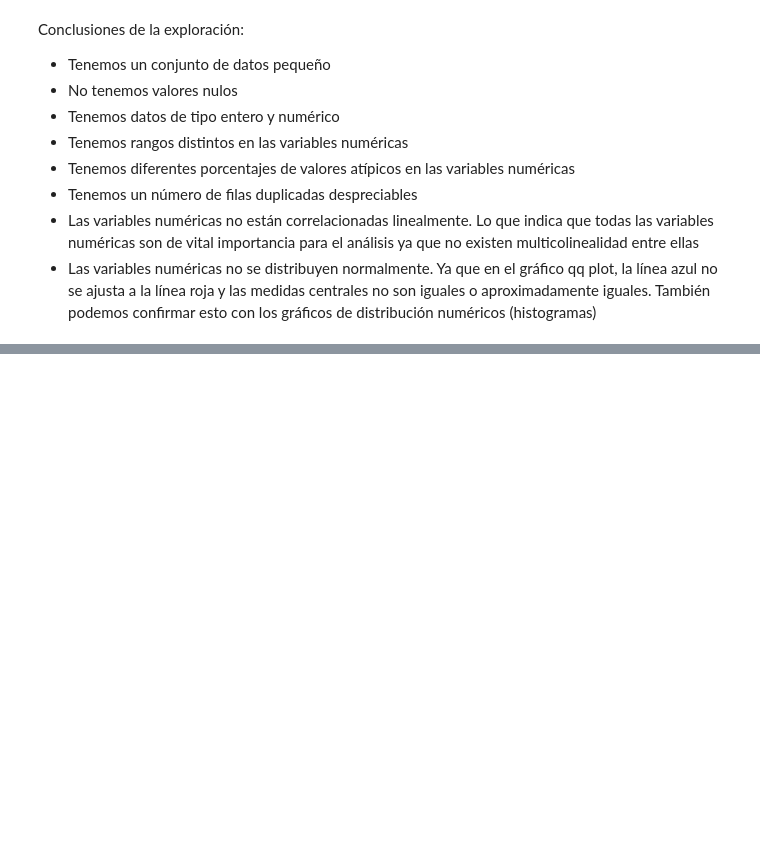
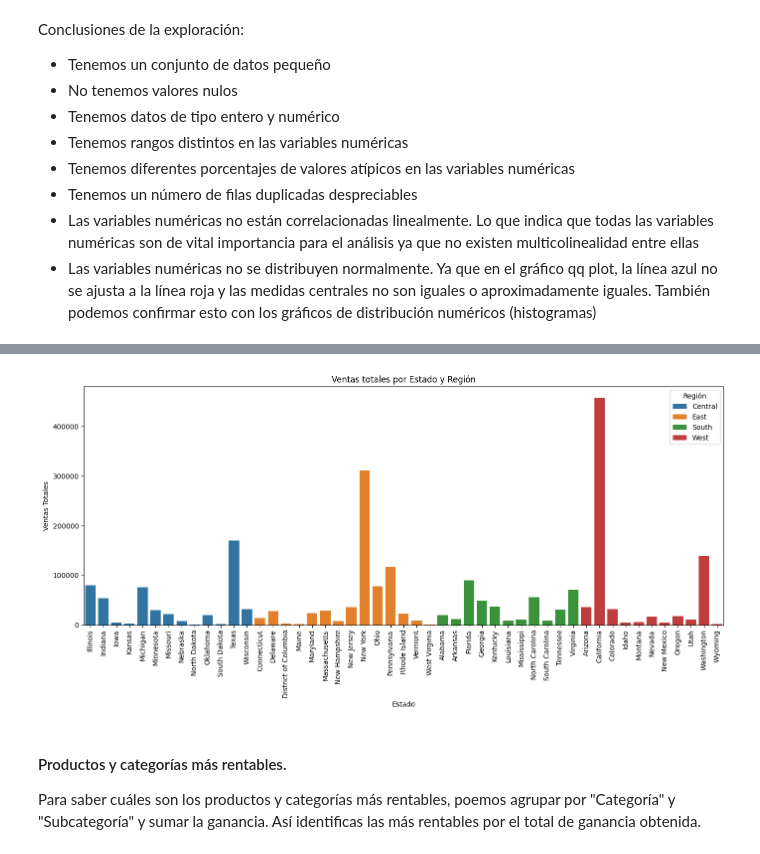
Before and after one commit to Jesus20MM/SeuperMarket, a Jupyter notebook: Proyecto_cliente.ipynb, the cells around one changed output, grey strips where cells are left out. Drawn from its saved outputs; the diff is of its cells as text; code cells hidden in the pictures; blank space fills up the shorter version.

```diff
--- a/Proyecto_cliente.ipynb
+++ b/Proyecto_cliente.ipynb
@@ -451,0 +608,22 @@ Conclusiones de la exploración:
+# %%
+import matplotlib.pyplot as plt
+import seaborn as sns
+
+# Agrupa ventas por región y estado
+ventas_estado = df_visualizaciones_limpio.groupby(['Región', 'Estado'])['Ventas'].sum().reset_index()
+
+plt.figure(figsize=(14, 7))
+sns.barplot(data=ventas_estado, x='Estado', y='Ventas', hue='Región')
+plt.xticks(rotation=90)
+plt.title('Ventas totales por Estado y Región')
+plt.xlabel('Estado')
+plt.ylabel('Ventas Totales')
+plt.legend(title='Región')
+plt.tight_layout()
+plt.show()
+# %% [output]
+[figure, added]
+# %% [markdown]
+#### Productos y categorías más rentables.
+
+Para saber cuáles son los productos y categorías más rentables, poemos agrupar por "Categoría" y "Subcategoría" y sumar la ganancia. Así identificas las más rentables por el total de ganancia obtenida.
```
Also changed, not shown: parts of 63 cells of this notebook, 19 other files.
